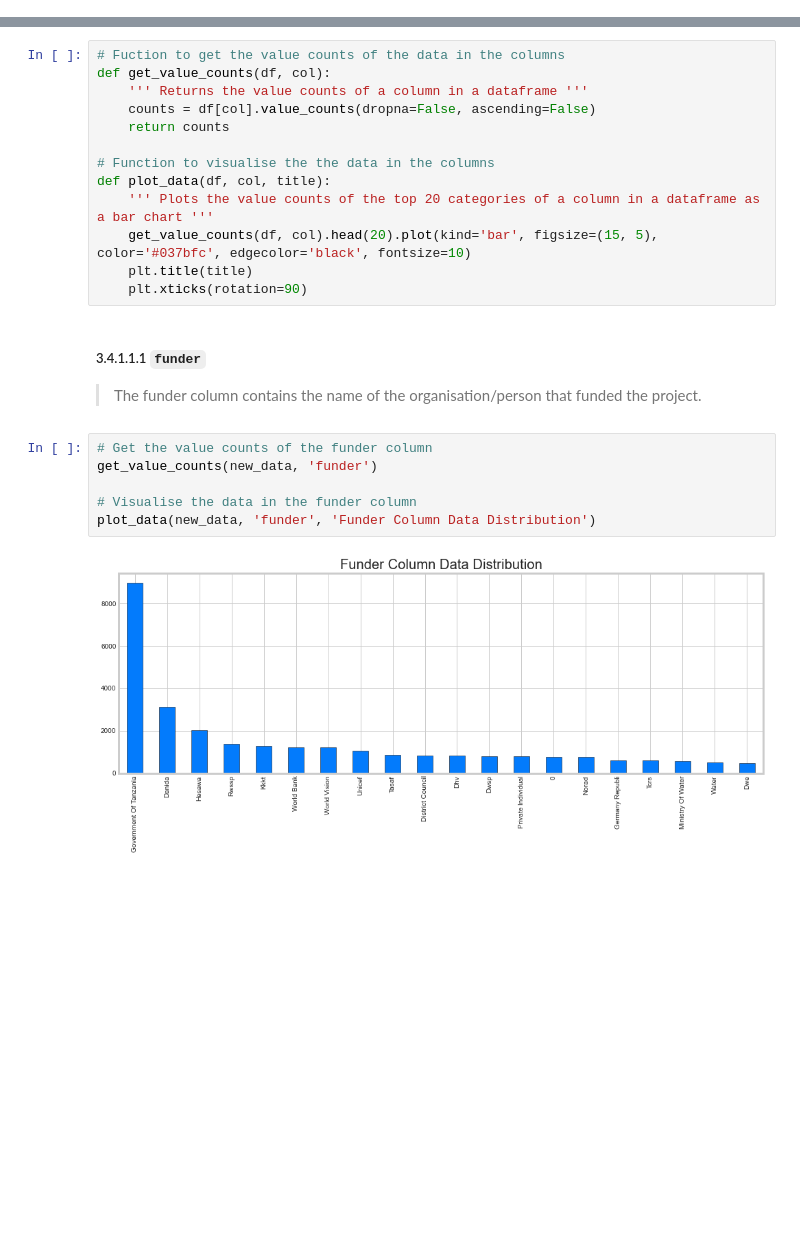
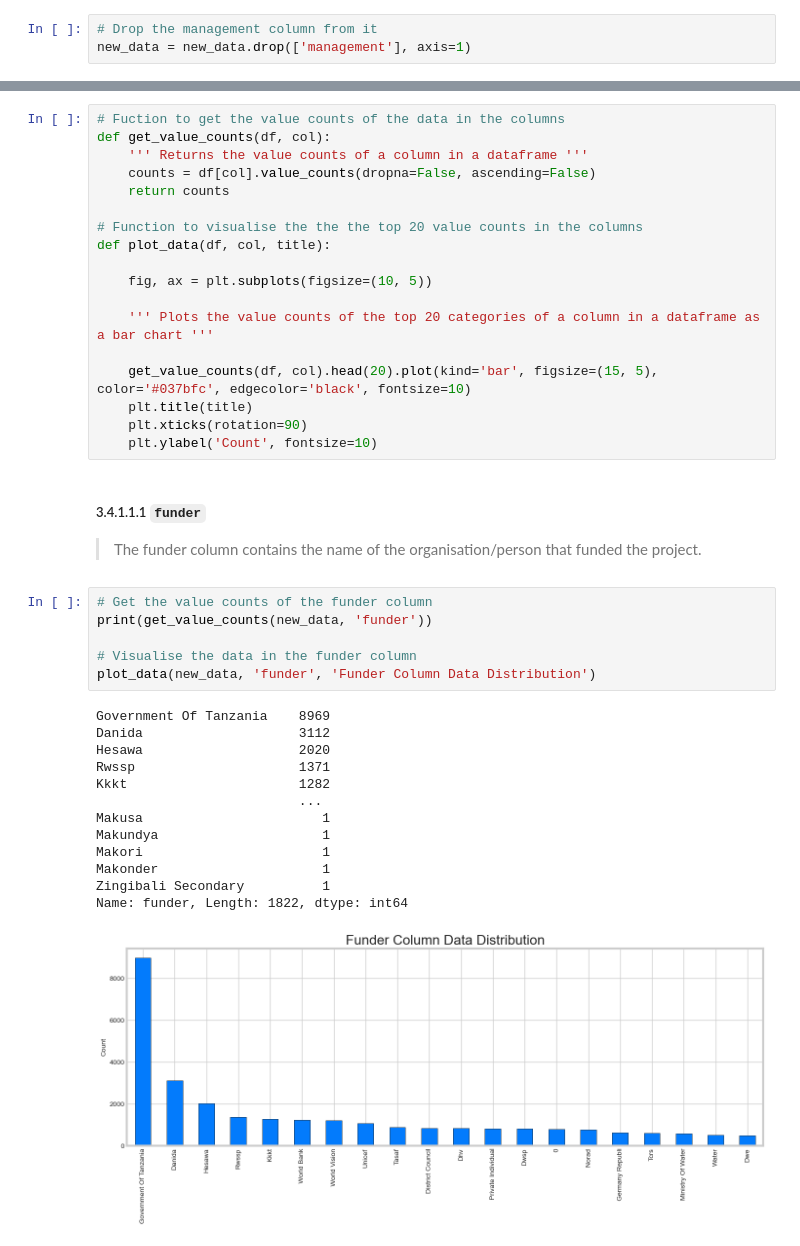
Before and after one commit to femikamau/Tanzanian-Water-Wells-Prediction, a Jupyter notebook: index.ipynb, the cells around one changed output, grey strips where cells are left out. Cells and saved outputs as stored; diff of their text form; blank space fills up the shorter version.

```diff
--- a/index.ipynb
+++ b/index.ipynb
@@ -347,3 +330,6 @@ We can see that there is a relationship between the `management_group` and the `
+# %%
+# Drop the management column from it
+new_data = new_data.drop(['management'], axis=1)
 # %% [markdown]
 #### 3.1.2 `extraction_type` | `extraction_type_group` | `extraction_type_class`
 
@@ -1124,20 +1110,37 @@ def get_value_counts(df, col):
     counts = df[col].value_counts(dropna=False, ascending=False)
     return counts
 
-# Function to visualise the the data in the columns
+# Function to visualise the the the top 20 value counts in the columns
 def plot_data(df, col, title):
+
+    fig, ax = plt.subplots(figsize=(10, 5))
+
     ''' Plots the value counts of the top 20 categories of a column in a dataframe as a bar chart '''
+
     get_value_counts(df, col).head(20).plot(kind='bar', figsize=(15, 5), color='#037bfc', edgecolor='black', fontsize=10)
     plt.title(title)
     plt.xticks(rotation=90)
+    plt.ylabel('Count', fontsize=10)
 # %% [markdown]
 ##### 3.4.1.1.1 `funder`
 > The funder column contains the name of the organisation/person that funded the project.
 # %%
 # Get the value counts of the funder column
-get_value_counts(new_data, 'funder')
+print(get_value_counts(new_data, 'funder'))
 
 # Visualise the data in the funder column
 plot_data(new_data, 'funder', 'Funder Column Data Distribution')
 # %% [output]
+Government Of Tanzania    8969
+Danida                    3112
+Hesawa                    2020
+Rwssp                     1371
+Kkkt                      1282
+                          ...
+Makusa                       1
+Makundya                     1
+Makori                       1
+Makonder                     1
+Zingibali Secondary          1
+Name: funder, Length: 1822, dtype: int64
-[figure, old version]
+[figure, new version]
```
Also changed, not shown: parts of 56 cells of this notebook, 1 other file.
